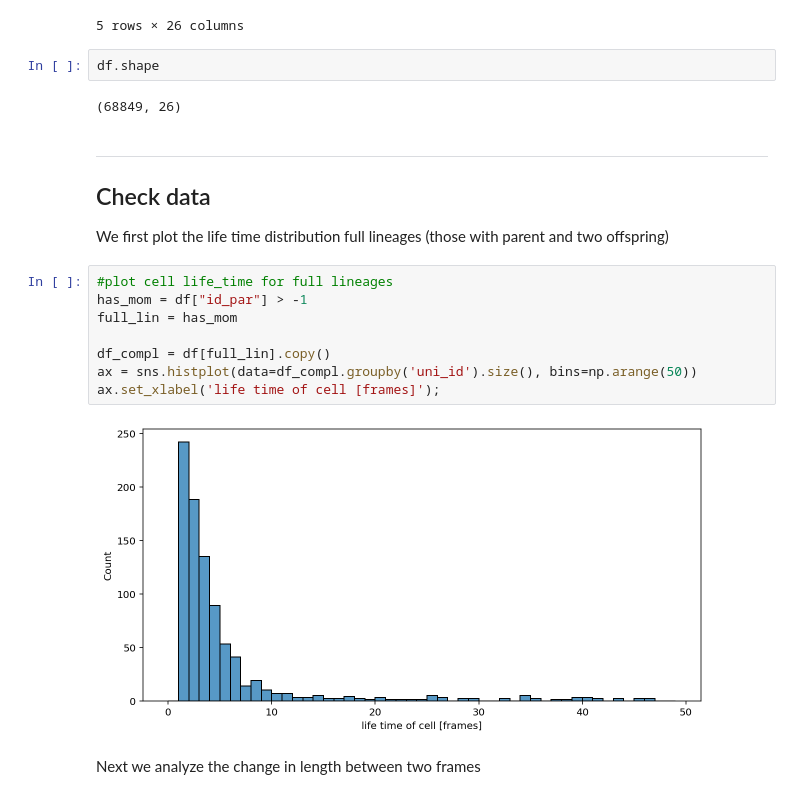
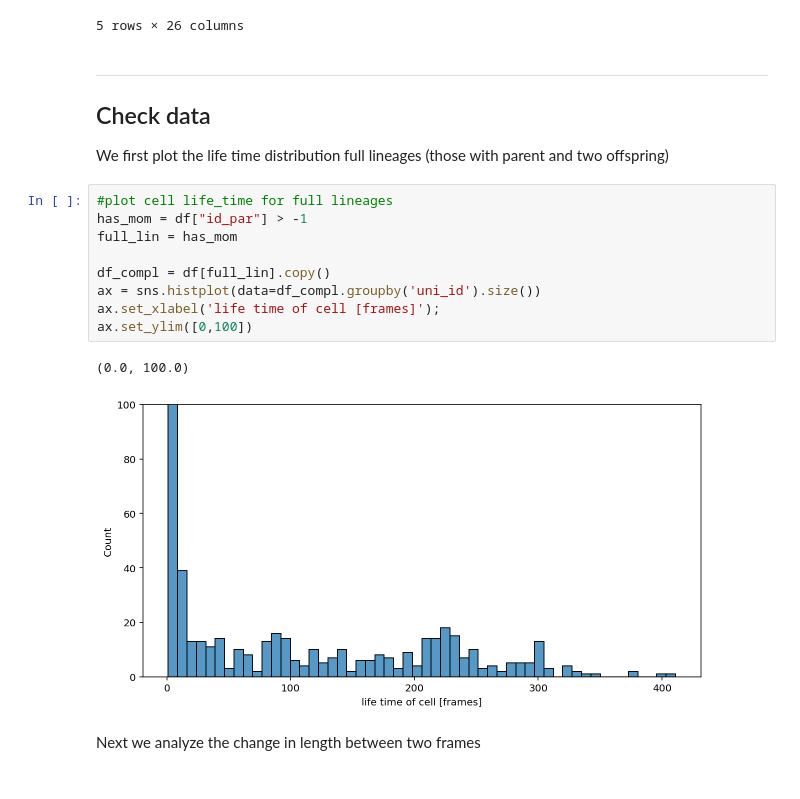
Before and after one commit to simonvanvliet/cdg_dynamics_caulobacter, a Jupyter notebook: 1_filter_data_Cc_Fast.ipynb, the cells around one changed output. Saved outputs shown, nothing was run; the diff lists cells and outputs as text.

```diff
--- a/1_filter_data_Cc_Fast.ipynb
+++ b/1_filter_data_Cc_Fast.ipynb
@@ -51,10 +51,6 @@ df.head()
 | 3 | 0 | 0 | -1 | 0 | 1 | 492 | -1 | 3 | [ 17 971] | [ 5 1012] | ... | ... |
 | 4 | 0 | 0 | -1 | 0 | 1 | 492 | -1 | 4 | [ 17 973] | [ 6 1011] | ... | ... |
 5 rows × 26 columns
-# %%
-df.shape
-# %% [output]
-(68849, 26)
 # %% [markdown]
 ---
 
@@ -64,13 +60,15 @@ We first plot the life time distribution full lineages (those with parent and tw
 # %%
 #plot cell life_time for full lineages
 has_mom = df["id_par"] > -1
 full_lin = has_mom
 
 df_compl = df[full_lin].copy()
-ax = sns.histplot(data=df_compl.groupby('uni_id').size(), bins=np.arange(50))
+ax = sns.histplot(data=df_compl.groupby('uni_id').size())
 ax.set_xlabel('life time of cell [frames]');
+ax.set_ylim([0,100])
 # %% [output]
+(0.0, 100.0)
-[figure, old version]
+[figure, new version]
 # %% [markdown]
 Next we analyze the change in length between two frames
 # %%
```
Also changed, not shown: parts of 15 cells of this notebook, 4 other files.
